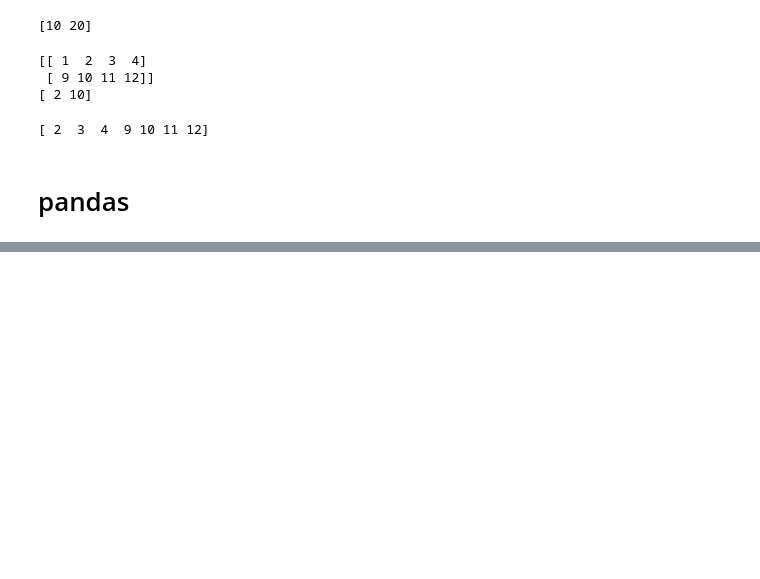
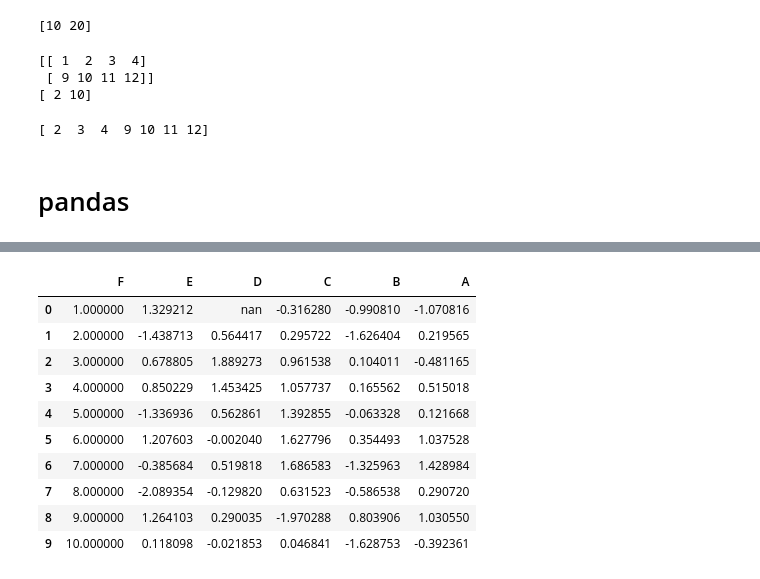
Before and after one commit to raviakasapu/EDA_ML, a Jupyter notebook: 1_EDA_ML_Fundamentals.ipynb, the cells around one changed output, grey strips where cells are left out. Saved outputs shown, nothing was run; the diff lists cells and outputs as text; code cells hidden in the pictures; blank space fills up the shorter version.

```diff
--- a/1_EDA_ML_Fundamentals.ipynb
+++ b/1_EDA_ML_Fundamentals.ipynb
@@ -153,0 +358,25 @@ print(y[biggerThan2])
+# %%
+def colorNegativeValueToRed(value):
+  if value < 0:
+    color = 'red'
+  elif value > 0:
+    color = 'black'
+  else:
+    color = 'green'
+
+  return 'color: %s' % color
+# %%
+s = df.style.applymap(colorNegativeValueToRed, subset=['A','B','C','D','E'])
+s
+# %% [output]
+|  | F | E | D | C | B | A |
+| 0 | 1.000000 | 1.329212 | nan | -0.316280 | -0.990810 | -1.070816 |
+| 1 | 2.000000 | -1.438713 | 0.564417 | 0.295722 | -1.626404 | 0.219565 |
+| 2 | 3.000000 | 0.678805 | 1.889273 | 0.961538 | 0.104011 | -0.481165 |
+| 3 | 4.000000 | 0.850229 | 1.453425 | 1.057737 | 0.165562 | 0.515018 |
+| 4 | 5.000000 | -1.336936 | 0.562861 | 1.392855 | -0.063328 | 0.121668 |
+| 5 | 6.000000 | 1.207603 | -0.002040 | 1.627796 | 0.354493 | 1.037528 |
+| 6 | 7.000000 | -0.385684 | 0.519818 | 1.686583 | -1.325963 | 1.428984 |
+| 7 | 8.000000 | -2.089354 | -0.129820 | 0.631523 | -0.586538 | 0.290720 |
+| 8 | 9.000000 | 1.264103 | 0.290035 | -1.970288 | 0.803906 | 1.030550 |
+| 9 | 10.000000 | 0.118098 | -0.021853 | 0.046841 | -1.628753 | -0.392361 |
```
Also changed, not shown: parts of 22 cells of this notebook.
